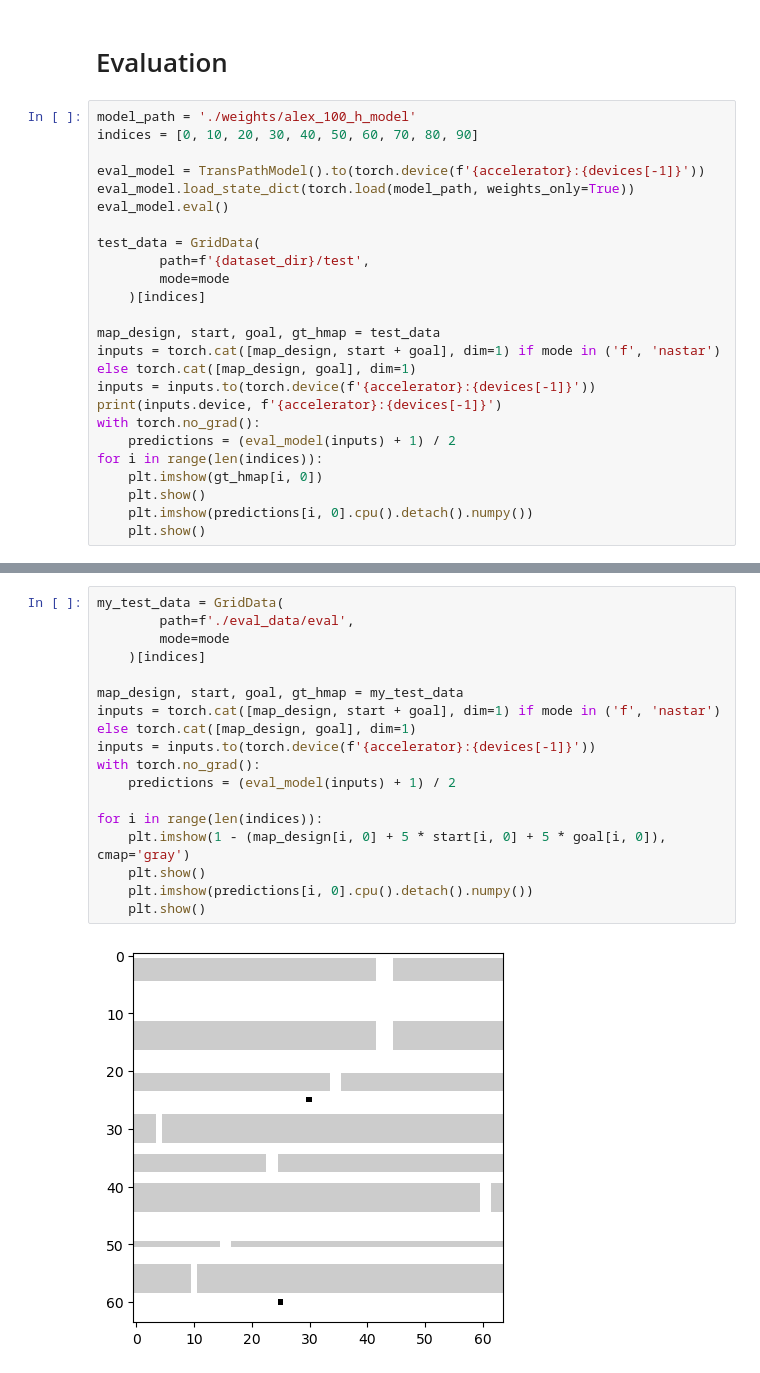
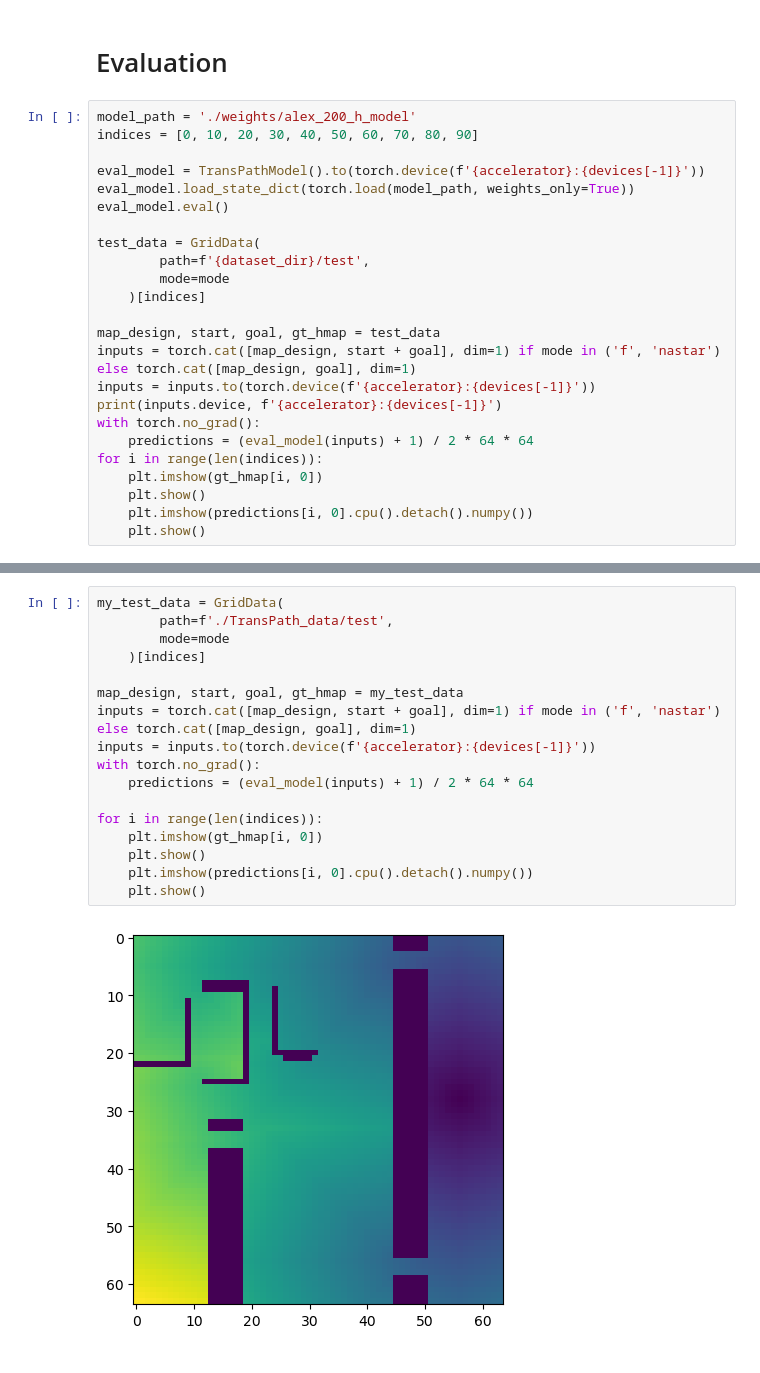
Before and after one commit to DrozdovDan/HS_HW_TransPath, a Jupyter notebook: workflow_h.ipynb, the cells around one changed output, grey strips where cells are left out. Cells and saved outputs as stored; diff of their text form.

```diff
--- a/workflow_h.ipynb
+++ b/workflow_h.ipynb
@@ -533,7 +533,7 @@ torch.save(model.state_dict(), f'{weights_dir}/model_{timestr}')
 # %% [markdown]
 # Evaluation
 # %%
-model_path = './weights/alex_100_h_model'
+model_path = './weights/alex_200_h_model'
 indices = [0, 10, 20, 30, 40, 50, 60, 70, 80, 90]
 
 eval_model = TransPathModel().to(torch.device(f'{accelerator}:{devices[-1]}'))
@@ -550,7 +550,7 @@ inputs = torch.cat([map_design, start + goal], dim=1) if mode in ('f', 'nastar')
 inputs = inputs.to(torch.device(f'{accelerator}:{devices[-1]}'))
 print(inputs.device, f'{accelerator}:{devices[-1]}')
 with torch.no_grad():
-    predictions = (eval_model(inputs) + 1) / 2
+    predictions = (eval_model(inputs) + 1) / 2 * 64 * 64
 for i in range(len(indices)):
     plt.imshow(gt_hmap[i, 0])
     plt.show()
@@ -572,20 +572,20 @@ cuda:6 cuda:6
 ... (9 outputs left out)
 # %%
 my_test_data = GridData(
-        path=f'./eval_data/eval',
+        path=f'./TransPath_data/test',
         mode=mode
     )[indices]
 
 map_design, start, goal, gt_hmap = my_test_data
 inputs = torch.cat([map_design, start + goal], dim=1) if mode in ('f', 'nastar') else torch.cat([map_design, goal], dim=1)
 inputs = inputs.to(torch.device(f'{accelerator}:{devices[-1]}'))
 with torch.no_grad():
-    predictions = (eval_model(inputs) + 1) / 2
+    predictions = (eval_model(inputs) + 1) / 2 * 64 * 64
 
 for i in range(len(indices)):
-    plt.imshow(1 - (map_design[i, 0] + 5 * start[i, 0] + 5 * goal[i, 0]), cmap='gray')
+    plt.imshow(gt_hmap[i, 0])
     plt.show()
     plt.imshow(predictions[i, 0].cpu().detach().numpy())
     plt.show()
 # %% [output]
-[figure, old version]
+[figure, new version]
```
Also changed, not shown: parts of 4 cells of this notebook, 12 other files.
